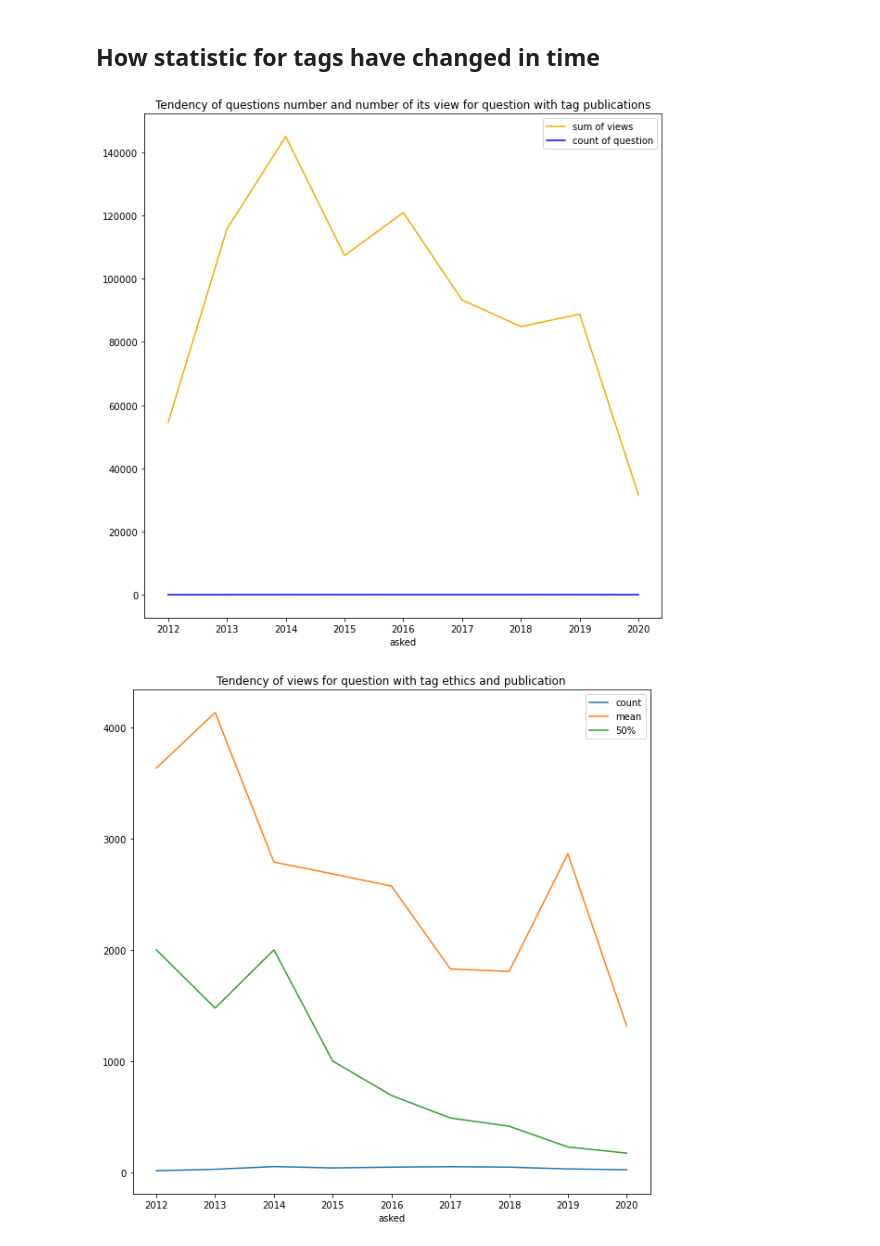
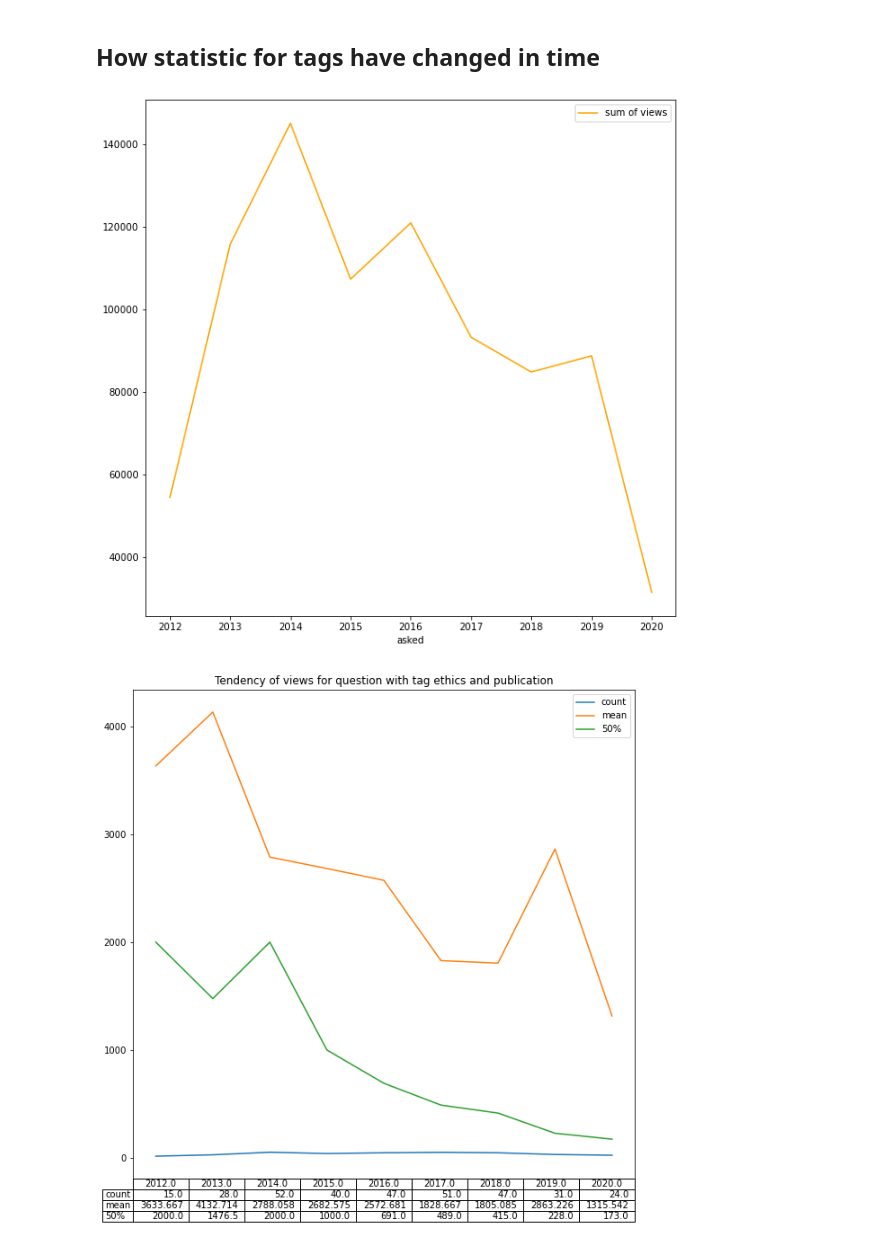
Before and after one commit to xdragolo/topicGroupsAndTimeframesIdentification, a Jupyter notebook: Data_Analysis/general_overview.ipynb, the cells around one changed output. Saved outputs shown, nothing was run; the diff lists cells and outputs as text; code cells hidden in the pictures.

```diff
--- a/Data_Analysis/general_overview.ipynb
+++ b/Data_Analysis/general_overview.ipynb
@@ -351,13 +414,21 @@ pub_count = df.loc[df.apply(lambda x :  item in x['tags'],axis=1)].groupby([df.a
 pub_count = pub_count.rename('count of question')
 
 ax = pub_views.plot(color = 'orange', legend = True, figsize = (10,10))
-pub_count.plot(color = 'blue', figsize = (10,10), legend = True, title = 'Tendency of questions number and number of its view for question with tag ' + item)
-plt.savefig('./figures/tendecy_publications.png',bbox_inches = 'tight')
+# pub_count.plot(color = 'blue', figsize = (10,10), legend = True, title = 'Tendency of questions number and number of its view for question with tag ' + item)
+# plt.savefig('./figures/tendecy_publications.png',bbox_inches = 'tight')
 # %% [output]
-[figure, old version]
+[figure, new version]
 # %%
+fig, ax = plt.subplots(1, 1)
 views_describe = df.loc[df.apply(lambda x :  item in x['tags'],axis=1)].groupby([df.asked.dt.year])['views'].describe()
-views_describe[['count','mean','50%']].plot(figsize =(10,10), title = 'Tendency of views for question with tag ethics and publication')
+d = views_describe[['count','mean','50%']]
+
+x_axis = ax.axes.get_xaxis()
+ax.xaxis.tick_top()
+x_axis.set_visible(False)
+d.plot(ax = ax , figsize =(10,10),
+                                            title = 'Tendency of views for question with tag ethics and publication',
+                                           table = np.round(d.T,3))
 plt.savefig('./figures/t_vies_publications',bbox_inches = 'tight')
 # %% [output]
-[figure, old version]
+[figure, new version]
```
Also changed, not shown: parts of 23 cells of this notebook, 37 other files.
